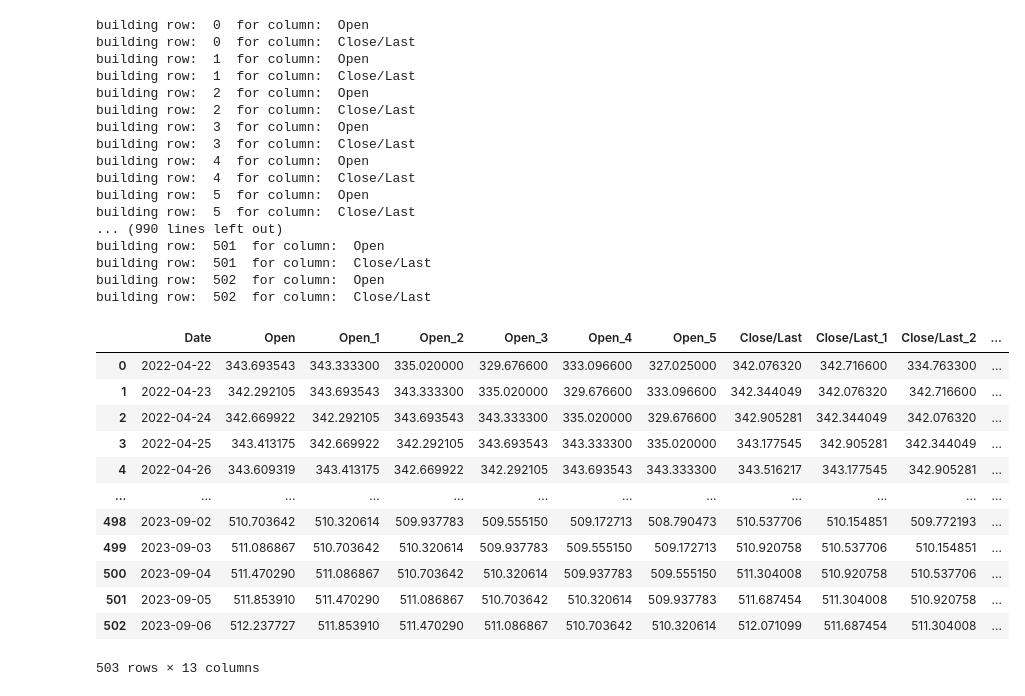
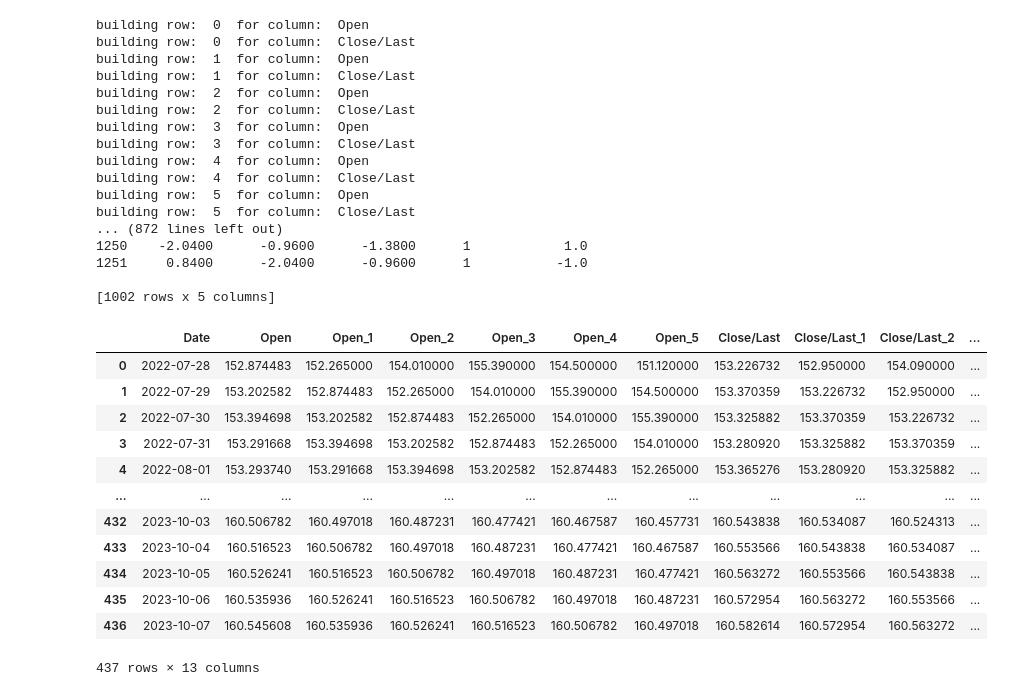
Before and after one commit to Sp0xF8/Group-Project-ML, a Jupyter notebook: python/code/next_week_direction.ipynb, the cells around one changed output. Drawn from its saved outputs; the diff is of its cells as text; code cells hidden in the pictures.

Commit message:
matrix = broken.
trend predictions =99%
directional predictions = 55%

```diff
--- a/python/code/next_week_direction.ipynb
+++ b/python/code/next_week_direction.ipynb
@@ -446,0 +450,9 @@ direction shapes:  (2513, 4) (2513,)
+# %%
+prediction = prediction_model(
+	LinearRegression(copy_X=True, fit_intercept=True, n_jobs=None),
+	LinearRegression(copy_X=True, fit_intercept=True, n_jobs=None),
+	LogisticRegression(C=1.0, class_weight=None, dual=False, fit_intercept=True),
+	# SVC(C=3.0, kernel='poly', degree=4, gamma='scale', coef0=4.0, shrinking=True, probability=True, tol=0.01, cache_size=100, class_weight='balanced', verbose=False, max_iter=-1, decision_function_shape='ovo', break_ties=False, random_state=None),
+	# SVC(C=3.0, kernel='linear', degree=4, gamma='scale', coef0=4.0, shrinking=True, probability=True, tol=0.01, cache_size=100, class_weight='balanced', verbose=False, max_iter=-1, decision_function_shape='ovr', break_ties=True, random_state=None),
+	# RandomForestClassifier(n_estimators=100, criterion='gini', max_depth=None, min_samples_split=2, min_samples_leaf=1, min_weight_fraction_leaf=0.0, max_features='sqrt', max_leaf_nodes=None, min_impurity_decrease=0.0, bootstrap=True, oob_score=False, n_jobs=None, random_state=None, verbose=0, warm_start=False, class_weight=None, ccp_alpha=0.0, max_samples=None),
+	"csvs/stocks/tsla.csv", 5)
@@ -467,38 +497,38 @@ End X Train:
 True
 # %%
 
-prediction.predict(503)
+prediction.predict(len(prediction.end_X_test))
 # %% [output]
 building row:  0  for column:  Open
 building row:  0  for column:  Close/Last
 building row:  1  for column:  Open
 building row:  1  for column:  Close/Last
 building row:  2  for column:  Open
 building row:  2  for column:  Close/Last
 building row:  3  for column:  Open
 building row:  3  for column:  Close/Last
 building row:  4  for column:  Open
 building row:  4  for column:  Close/Last
 building row:  5  for column:  Open
 building row:  5  for column:  Close/Last
-... (990 lines left out)
-building row:  501  for column:  Open
-building row:  501  for column:  Close/Last
-building row:  502  for column:  Open
-building row:  502  for column:  Close/Last
+... (872 lines left out)
+1250    -2.0400      -0.9600      -1.3800      1            1.0
+1251     0.8400      -2.0400      -0.9600      1           -1.0
+
+[1002 rows x 5 columns]
 |  | Date | Open | Open_1 | Open_2 | Open_3 | Open_4 | Open_5 | Close/Last | Close/Last_1 | Close/Last_2 | ... |
-| 0 | 2022-04-22 | 343.693543 | 343.333300 | 335.020000 | 329.676600 | 333.096600 | 327.025000 | 342.076320 | 342.716600 | 334.763300 | ... |
-| 1 | 2022-04-23 | 342.292105 | 343.693543 | 343.333300 | 335.020000 | 329.676600 | 333.096600 | 342.344049 | 342.076320 | 342.716600 | ... |
-| 2 | 2022-04-24 | 342.669922 | 342.292105 | 343.693543 | 343.333300 | 335.020000 | 329.676600 | 342.905281 | 342.344049 | 342.076320 | ... |
-| 3 | 2022-04-25 | 343.413175 | 342.669922 | 342.292105 | 343.693543 | 343.333300 | 335.020000 | 343.177545 | 342.905281 | 342.344049 | ... |
-| 4 | 2022-04-26 | 343.609319 | 343.413175 | 342.669922 | 342.292105 | 343.693543 | 343.333300 | 343.516217 | 343.177545 | 342.905281 | ... |
+| 0 | 2022-07-28 | 152.874483 | 152.265000 | 154.010000 | 155.390000 | 154.500000 | 151.120000 | 153.226732 | 152.950000 | 154.090000 | ... |
+| 1 | 2022-07-29 | 153.202582 | 152.874483 | 152.265000 | 154.010000 | 155.390000 | 154.500000 | 153.370359 | 153.226732 | 152.950000 | ... |
+| 2 | 2022-07-30 | 153.394698 | 153.202582 | 152.874483 | 152.265000 | 154.010000 | 155.390000 | 153.325882 | 153.370359 | 153.226732 | ... |
+| 3 | 2022-07-31 | 153.291668 | 153.394698 | 153.202582 | 152.874483 | 152.265000 | 154.010000 | 153.280920 | 153.325882 | 153.370359 | ... |
+| 4 | 2022-08-01 | 153.293740 | 153.291668 | 153.394698 | 153.202582 | 152.874483 | 152.265000 | 153.365276 | 153.280920 | 153.325882 | ... |
 | ... | ... | ... | ... | ... | ... | ... | ... | ... | ... | ... | ... |
-| 498 | 2023-09-02 | 510.703642 | 510.320614 | 509.937783 | 509.555150 | 509.172713 | 508.790473 | 510.537706 | 510.154851 | 509.772193 | ... |
-| 499 | 2023-09-03 | 511.086867 | 510.703642 | 510.320614 | 509.937783 | 509.555150 | 509.172713 | 510.920758 | 510.537706 | 510.154851 | ... |
-| 500 | 2023-09-04 | 511.470290 | 511.086867 | 510.703642 | 510.320614 | 509.937783 | 509.555150 | 511.304008 | 510.920758 | 510.537706 | ... |
-| 501 | 2023-09-05 | 511.853910 | 511.470290 | 511.086867 | 510.703642 | 510.320614 | 509.937783 | 511.687454 | 511.304008 | 510.920758 | ... |
-| 502 | 2023-09-06 | 512.237727 | 511.853910 | 511.470290 | 511.086867 | 510.703642 | 510.320614 | 512.071099 | 511.687454 | 511.304008 | ... |
+| 432 | 2023-10-03 | 160.506782 | 160.497018 | 160.487231 | 160.477421 | 160.467587 | 160.457731 | 160.543838 | 160.534087 | 160.524313 | ... |
+| 433 | 2023-10-04 | 160.516523 | 160.506782 | 160.497018 | 160.487231 | 160.477421 | 160.467587 | 160.553566 | 160.543838 | 160.534087 | ... |
+| 434 | 2023-10-05 | 160.526241 | 160.516523 | 160.506782 | 160.497018 | 160.487231 | 160.477421 | 160.563272 | 160.553566 | 160.543838 | ... |
+| 435 | 2023-10-06 | 160.535936 | 160.526241 | 160.516523 | 160.506782 | 160.497018 | 160.487231 | 160.572954 | 160.563272 | 160.553566 | ... |
+| 436 | 2023-10-07 | 160.545608 | 160.535936 | 160.526241 | 160.516523 | 160.506782 | 160.497018 | 160.582614 | 160.572954 | 160.563272 | ... |
-503 rows × 13 columns
+437 rows × 13 columns
 # %%
 prediction.graph()
 # %% [output]
```
Also changed, not shown: parts of 7 cells of this notebook, 3 other files.
